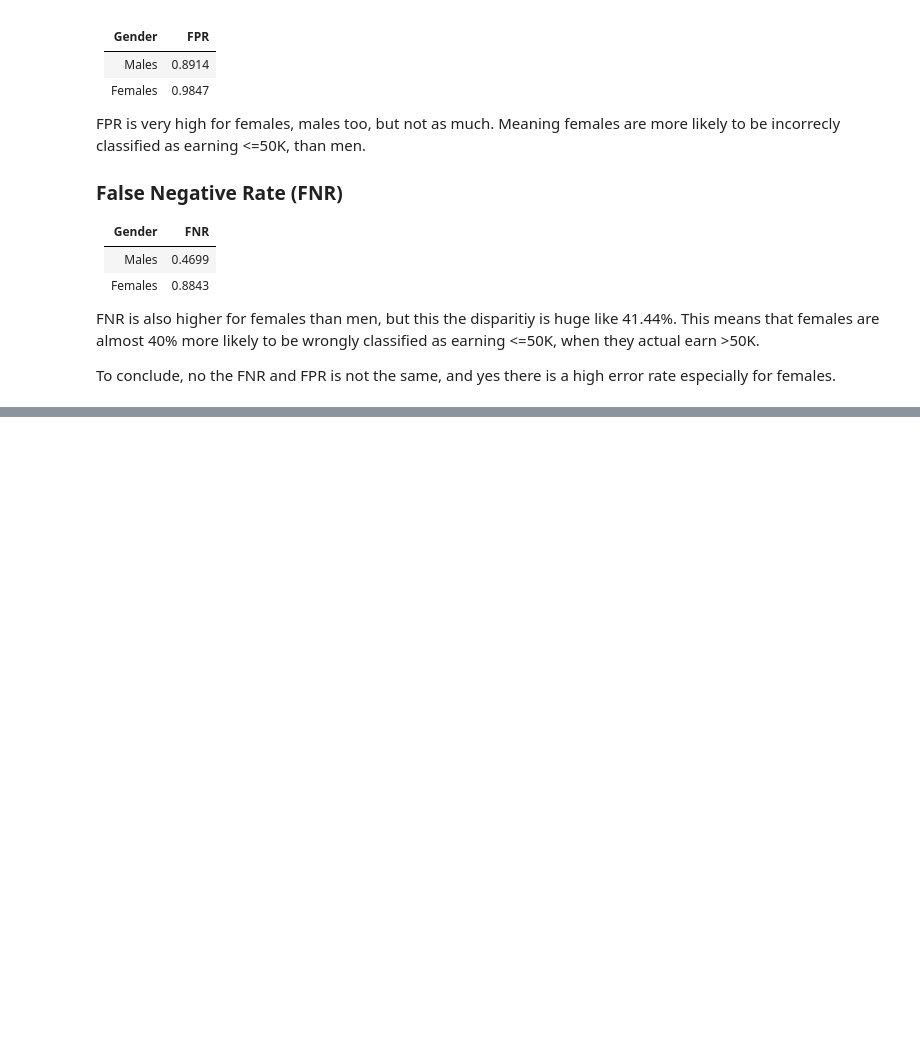
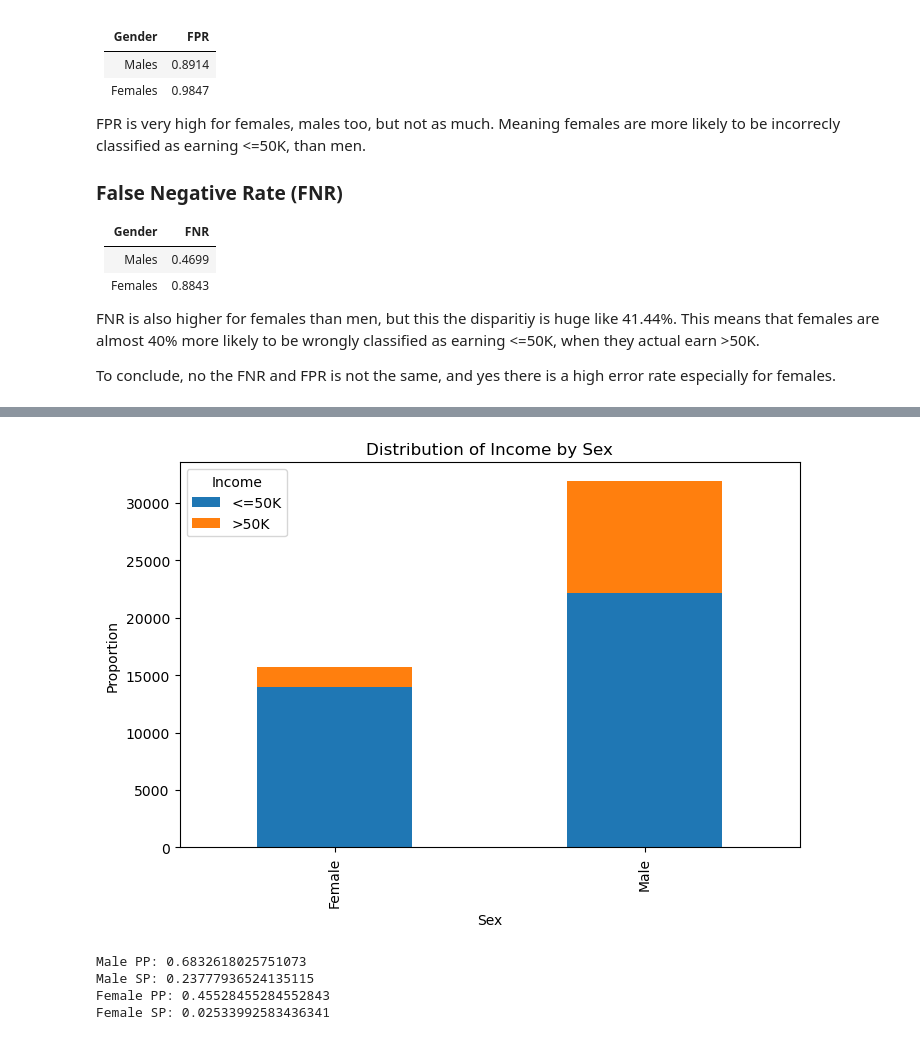
Before and after one commit to hsahmad112/DataAndThingsW2025, a Jupyter notebook: exam_handin/14_Ethical reflections on data science.ipynb, the cells around one changed output, grey strips where cells are left out. Cells and saved outputs as stored; diff of their text form; code cells hidden in the pictures; blank space fills up the shorter version.

```diff
--- a/exam_handin/14_Ethical reflections on data science.ipynb
+++ b/exam_handin/14_Ethical reflections on data science.ipynb
@@ -247,0 +260,55 @@ To conclude, no the FNR and FPR is not the same, and yes there is a high error r
+# %%
+import matplotlib.pyplot as plt
+#I made this way back in "1_Data transformation and exploratory data analysis (EDA).ipynb", brought it back to display the bias in the dataset.
+
+#making a copy, to not pollute the O.G dataset
+incomeXsex = adult.copy()
+
+#fixing up the errors in income
+incomeXsex = incomeXsex.replace({"<=50K." : "<=50K", ">50K.": ">50K" })
+
+#removing anything containing N/A values
+incomeXsex = incomeXsex.dropna()
+
+#unsure if there are any other issues, but we roll with this for now
+
+sex_income_ct = pd.crosstab(incomeXsex['sex'], incomeXsex['income'])
+
+# Stacked bar plot
+sex_income_ct.plot(kind='bar', stacked=True, figsize=(8, 5))
+plt.title('Distribution of Income by Sex')
+plt.xlabel('Sex')
+plt.ylabel('Proportion')
+plt.legend(title='Income')
+plt.show()
+# %% [output]
+[figure, added]
+# %%
+def calculate_parity_metrics(conf_matrix):
+
+    tn, fp = conf_matrix[0]
+    fn, tp = conf_matrix[1]
+
+    # Add together the confusion matrics indices to get the total_population
+    total_population = tn + fp + fn + tp
+
+    # predictive parity
+    pp = tp / (tp + fp) if (tp + fp) != 0 else 0
+
+    # statistical parity
+    sp = (tp + fp) / total_population
+
+    return pp, sp
+
+pp_male, sp_male = calculate_parity_metrics(cm_male)
+pp_female, sp_female = calculate_parity_metrics(cm_female)
+
+print("Male PP:", pp_male)
+print("Male SP:", sp_male)
+print("Female PP:", pp_female)
+print("Female SP:", sp_female)
+# %% [output]
+Male PP: 0.6832618025751073
+Male SP: 0.23777936524135115
+Female PP: 0.45528455284552843
+Female SP: 0.02533992583436341
```
Also changed, not shown: parts of 6 cells of this notebook.
